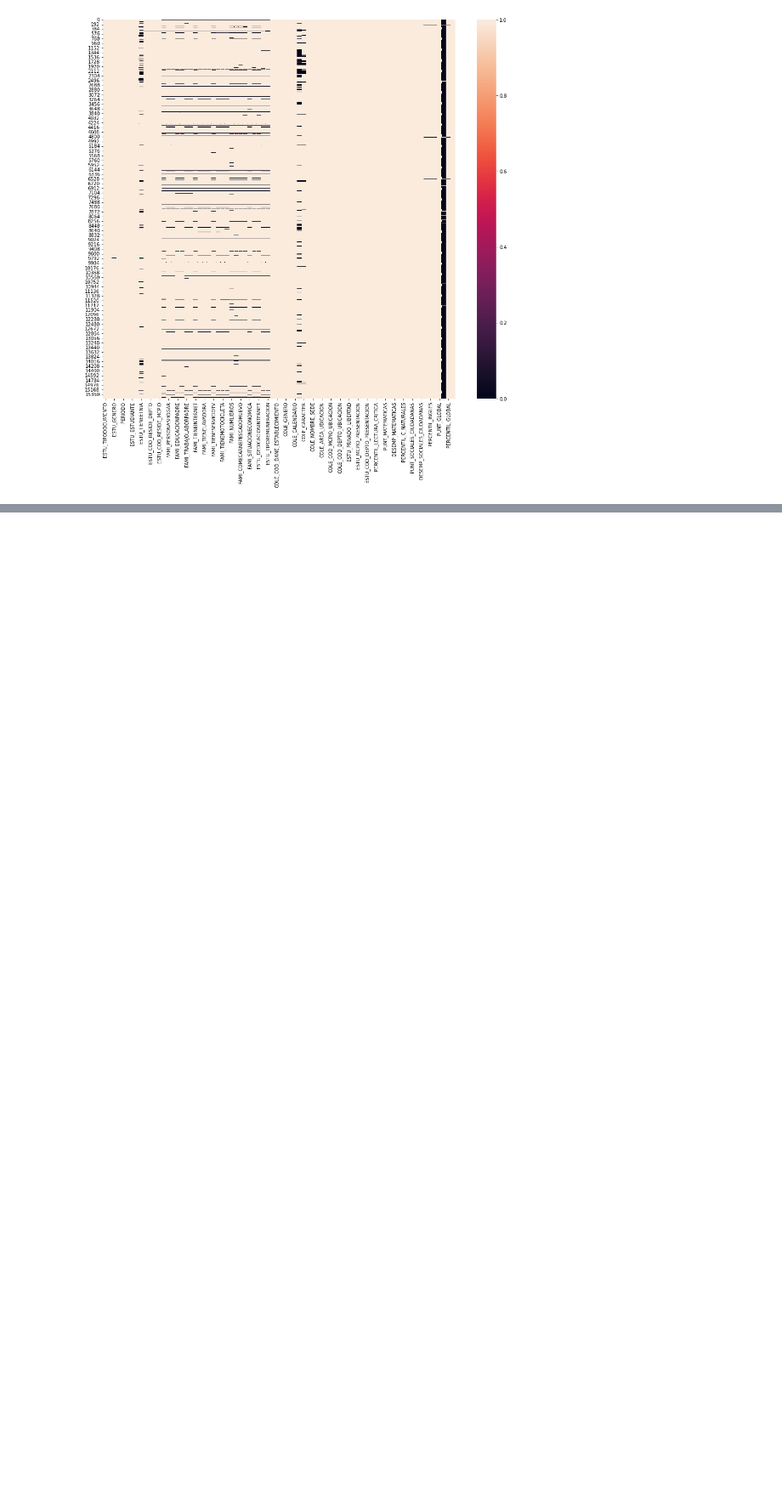
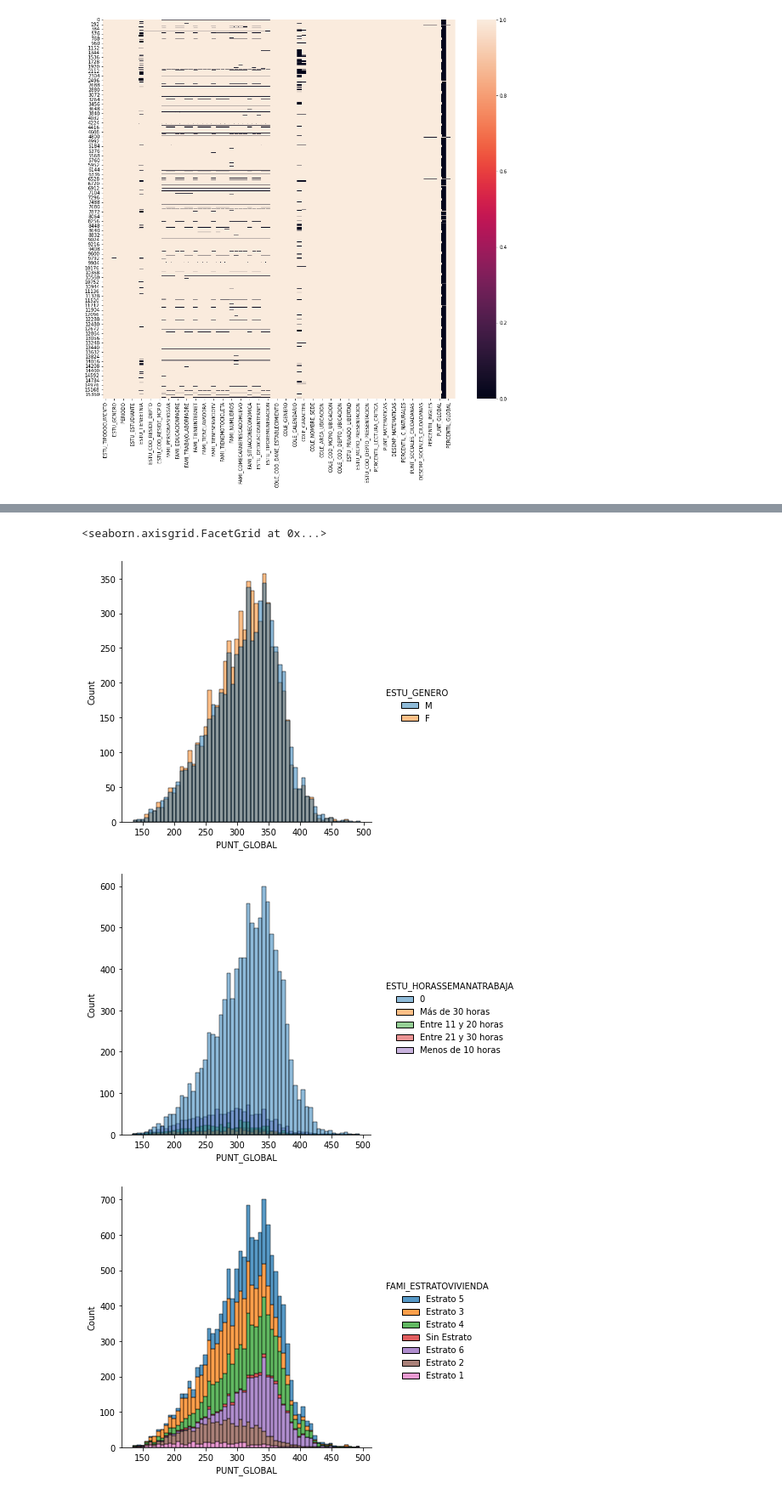
Before and after one commit to franciscomartino/MIAD-ANS-Team6, a Jupyter notebook: Código/Proyecto_ANS.ipynb, the cells around one changed output, grey strips where cells are left out. Shown at 85% size. Cells and saved outputs as stored; diff of their text form; code cells hidden in the pictures; blank space fills up the shorter version.

```diff
--- a/Código/Proyecto_ANS.ipynb
+++ b/Código/Proyecto_ANS.ipynb
@@ -89,0 +139,26 @@ plt.figure()
+# %%
+## Análisis por género vs puntaje global
+sns.displot(data = df_clean,             # Utilizamos la base de datos de pingüinos.
+            x = "PUNT_GLOBAL",      # Establecemos la varible a la que le queremos sacar el histograma.
+            hue = "ESTU_GENERO"              # Clasificamos los valores de acuerdo a una categoría. En este caso, especies.
+            # multiple = "stack"      # Apilamos las barras.
+            )
+
+## Análisis por trabaja vs puntaje global
+sns.displot(data = df_clean,             # Utilizamos la base de datos de pingüinos.
+            x = "PUNT_GLOBAL",      # Establecemos la varible a la que le queremos sacar el histograma.
+            hue = "ESTU_HORASSEMANATRABAJA"              # Clasificamos los valores de acuerdo a una categoría. En este caso, especies.
+            # multiple = "stack"      # Apilamos las barras.
+            )
+
+## Análisis por estrato vs puntaje global
+sns.displot(data = df_clean,             # Utilizamos la base de datos de pingüinos.
+            x = "PUNT_GLOBAL",      # Establecemos la varible a la que le queremos sacar el histograma.
+            hue = "FAMI_ESTRATOVIVIENDA",            # Clasificamos los valores de acuerdo a una categoría. En este caso, especies.
+            multiple = "stack"      # Apilamos las barras.
+            )
+# %% [output]
+<seaborn.axisgrid.FacetGrid at 0x...>
+[figure, added]
+[figure, added]
+[figure, added]
```
Also changed, not shown: parts of 7 cells of this notebook.
